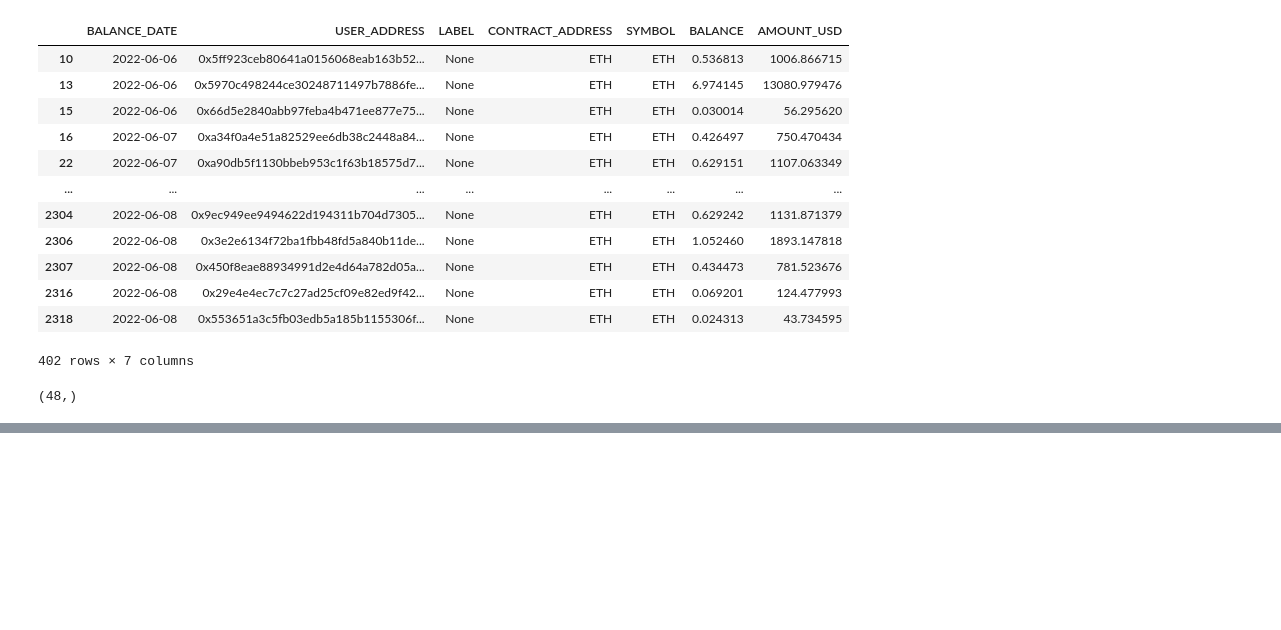
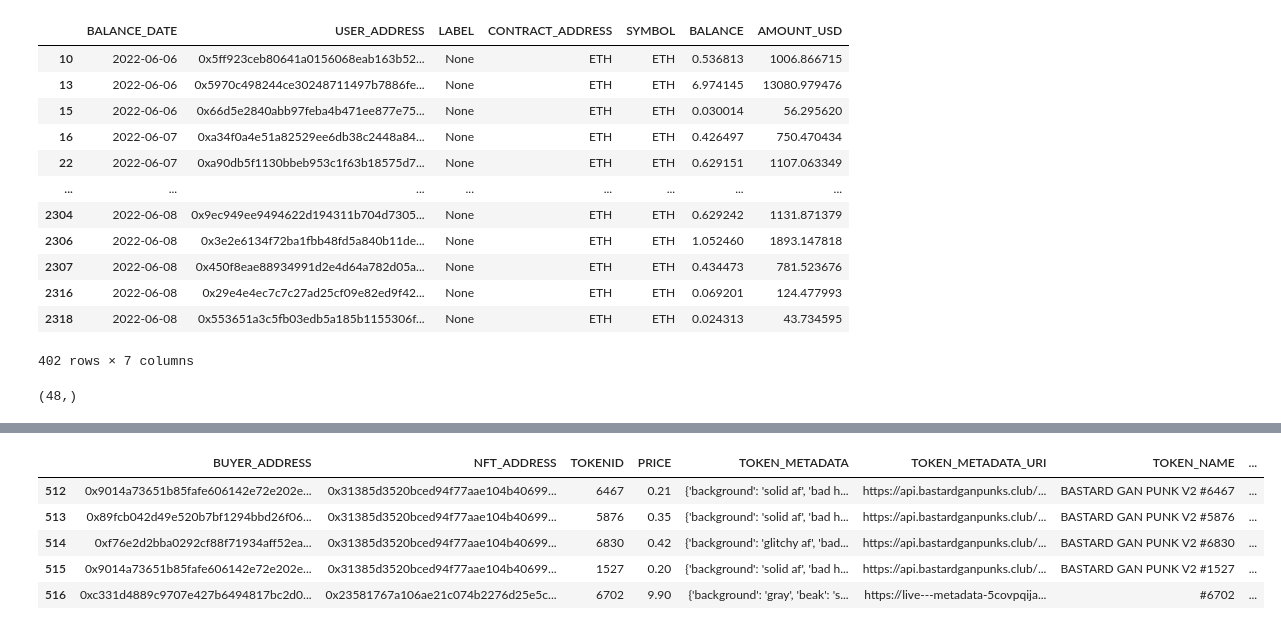
Before and after one commit to kkpsiren/streamlit_anchorhack_flipside, a Jupyter notebook: Untitled.ipynb, the cells around one changed output, grey strips where cells are left out. Saved outputs shown, nothing was run; the diff lists cells and outputs as text; code cells hidden in the pictures; blank space fills up the shorter version.

```diff
--- a/Untitled.ipynb
+++ b/Untitled.ipynb
@@ -212,0 +239,9 @@ df_images.groupby('BUYER_ADDRESS')['NFT_ADDRESS'].count().sort_values(ascending=
+# %%
+df_images.dropna(subset=['TOKEN_METADATA_URI'])
+# %% [output]
+|  | BUYER_ADDRESS | NFT_ADDRESS | TOKENID | PRICE | TOKEN_METADATA | TOKEN_METADATA_URI | TOKEN_NAME | ... |
+| 512 | 0x9014a73651b85fafe606142e72e202e... | 0x31385d3520bced94f77aae104b40699... | 6467 | 0.21 | {'background': 'solid af', 'bad h... | https://api.bastardganpunks.club/... | BASTARD GAN PUNK V2 #6467 | ... |
+| 513 | 0x89fcb042d49e520b7bf1294bbd26f06... | 0x31385d3520bced94f77aae104b40699... | 5876 | 0.35 | {'background': 'solid af', 'bad h... | https://api.bastardganpunks.club/... | BASTARD GAN PUNK V2 #5876 | ... |
+| 514 | 0xf76e2d2bba0292cf88f71934aff52ea... | 0x31385d3520bced94f77aae104b40699... | 6830 | 0.42 | {'background': 'glitchy af', 'bad... | https://api.bastardganpunks.club/... | BASTARD GAN PUNK V2 #6830 | ... |
+| 515 | 0x9014a73651b85fafe606142e72e202e... | 0x31385d3520bced94f77aae104b40699... | 1527 | 0.20 | {'background': 'solid af', 'bad h... | https://api.bastardganpunks.club/... | BASTARD GAN PUNK V2 #1527 | ... |
+| 516 | 0xc331d4889c9707e427b6494817bc2d0... | 0x23581767a106ae21c074b2276d25e5c... | 6702 | 9.90 | {'background': 'gray', 'beak': 's... | https://live---metadata-5covpqija... | #6702 | ... |
```
Also changed, not shown: parts of 2 cells of this notebook, 2 other files.
